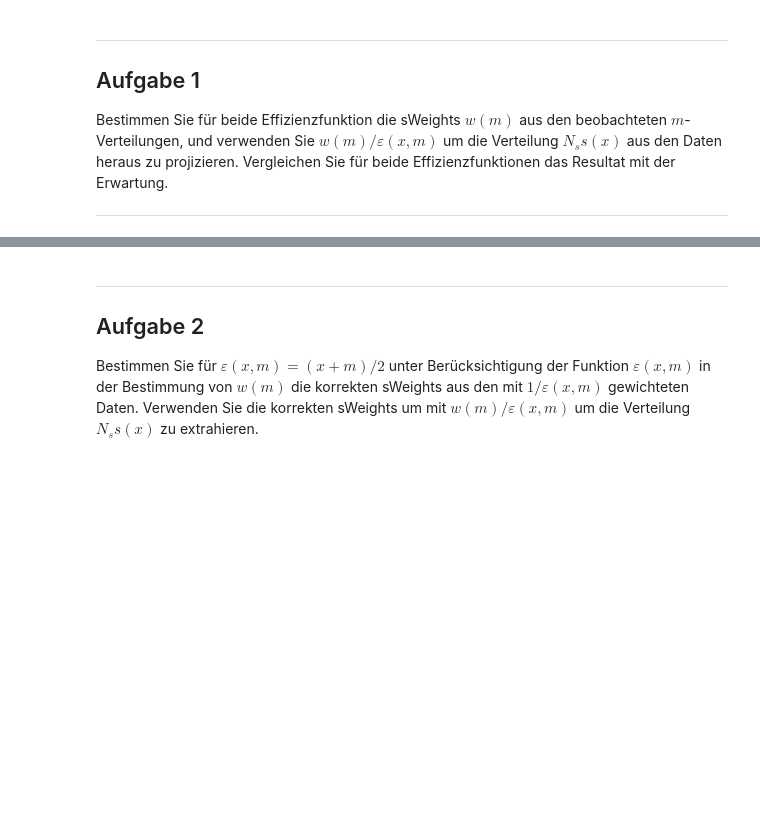
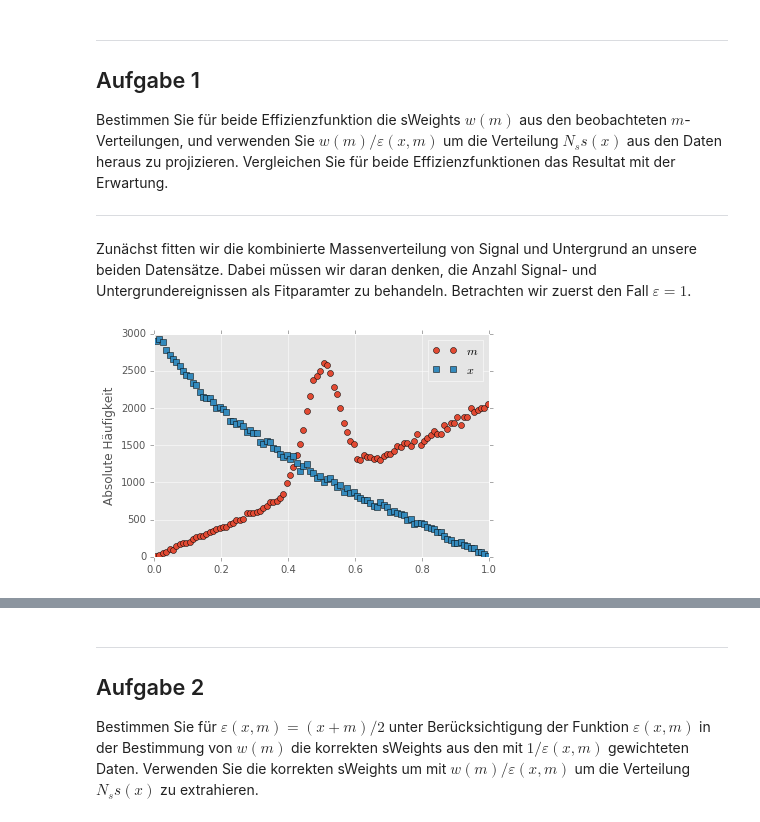
Before and after one commit to kdungs/teaching-SMD2-2016, a Jupyter notebook: solutions/3.ipynb, the cells around one changed output, grey strips where cells are left out. Saved outputs shown, nothing was run; the diff lists cells and outputs as text; code cells hidden in the pictures; blank space fills up the shorter version.

```diff
--- a/solutions/3.ipynb
+++ b/solutions/3.ipynb
@@ -137,3 +145,21 @@ plt.show()
 Bestimmen Sie für beide Effizienzfunktion die sWeights $w(m)$ aus den beobachteten $m$-Verteilungen, und verwenden Sie $w(m)/\varepsilon(x, m)$ um die Verteilung $N_{s}s(x)$ aus den Daten heraus zu projizieren. Vergleichen Sie für beide Effizienzfunktionen das Resultat mit der Erwartung.
 
 ---
+# %% [markdown]
+Zunächst fitten wir die kombinierte Massenverteilung von Signal und Untergrund an unsere beiden Datensätze. Dabei müssen wir daran denken, die Anzahl Signal- und Untergrundereignissen als Fitparamter zu behandeln. Betrachten wir zuerst den Fall $\varepsilon = 1$.
+# %%
+hist, medges, xedges = np.histogram2d(ms, xs, bins=100, range=((0, 1), (0, 1)))
+xwidth = xedges[1] - xedges[0]
+mwidth = medges[1] - medges[0]
+xcentres = xedges[:-1] + xwidth / 2
+mcentres = medges[:-1] + mwidth / 2
+
+mhist = np.sum(hist, axis=1)
+xhist = np.sum(hist, axis=0)
+plt.plot(mcentres, mhist, 'o', label='$m$')
+plt.plot(xcentres, xhist, 's', label='$x$')
+plt.ylabel('Absolute Häufigkeit')
+plt.legend()
+plt.show()
+# %% [output]
+[figure, added]
```
Also changed, not shown: parts of 12 cells of this notebook.
